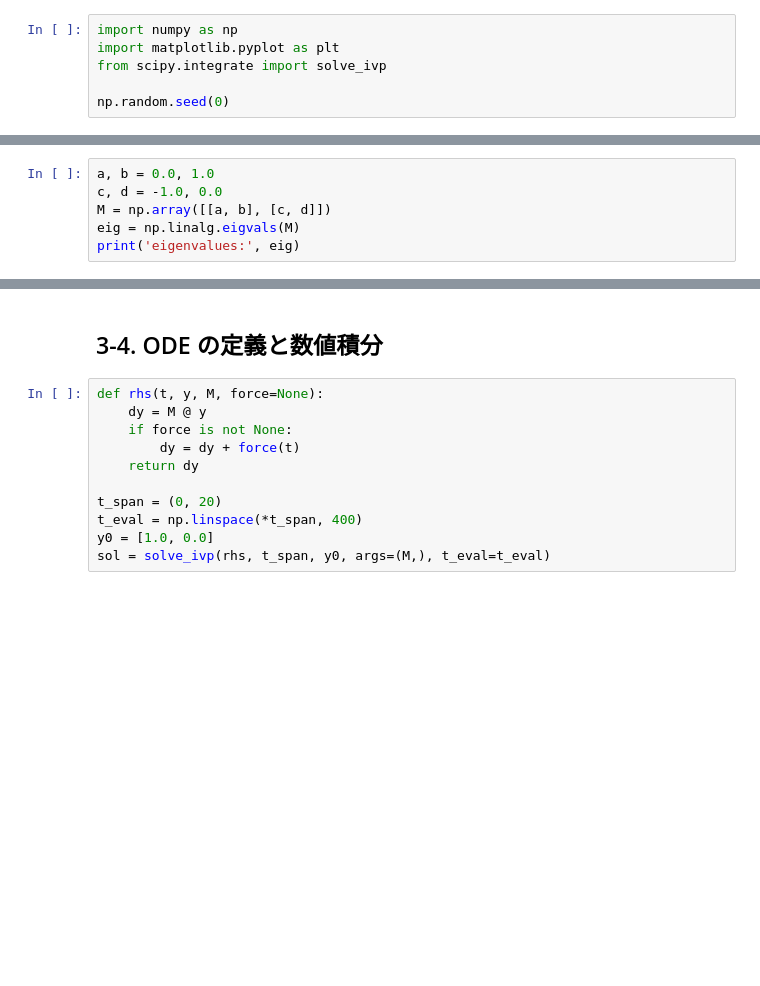
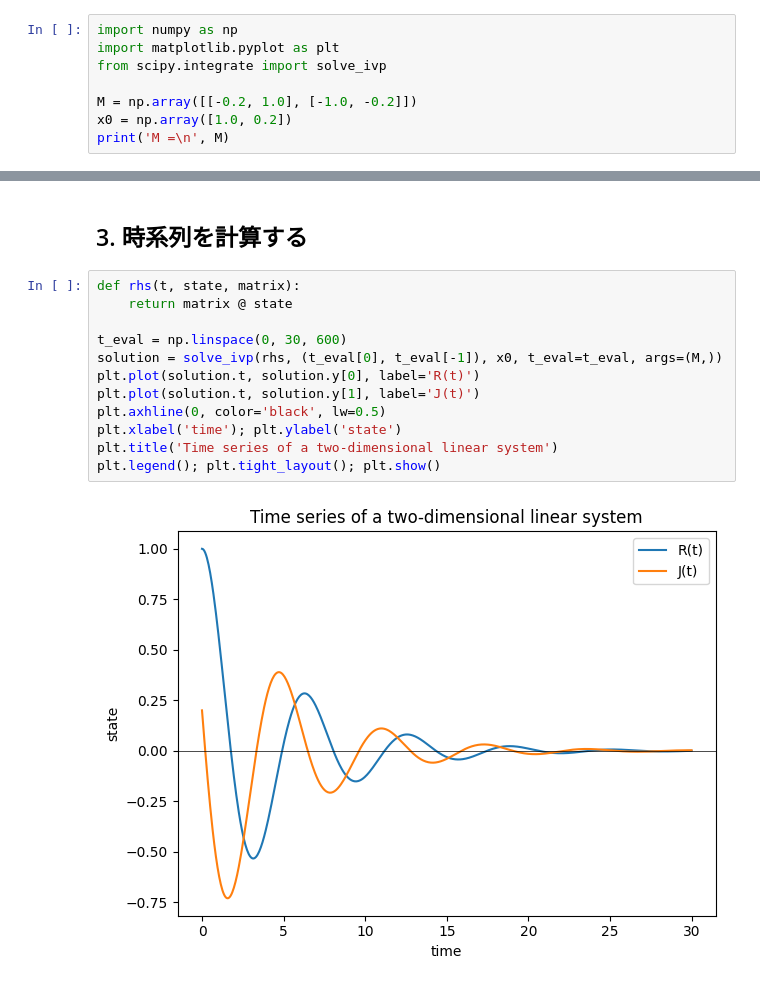
Before and after one commit to k16kgw/Seminar_text, a Jupyter notebook: notebooks/07_love_dynamics_two_person.ipynb, the cells around one changed output, grey strips where cells are left out. Cells and saved outputs as stored; diff of their text form; blank space fills up the shorter version.

```diff
--- a/notebooks/07_love_dynamics_two_person.ipynb
+++ b/notebooks/07_love_dynamics_two_person.ipynb
@@ -11,4 +11,6 @@ import numpy as np
 import matplotlib.pyplot as plt
 from scipy.integrate import solve_ivp
 
-np.random.seed(0)
+M = np.array([[-0.2, 1.0], [-1.0, -0.2]])
+x0 = np.array([1.0, 0.2])
+print('M =\n', M)
@@ -19,6 +20,0 @@ $\dot{R}=aR+bJ,\ \dot{J}=cR+dJ$。
-# %%
-a, b = 0.0, 1.0
-c, d = -1.0, 0.0
-M = np.array([[a, b], [c, d]])
-eig = np.linalg.eigvals(M)
-print('eigenvalues:', eig)
@@ -27,13 +35,16 @@ eigenvalues: [0.+1.j 0.-1.j]
 # %% [markdown]
-## 3-4. ODE の定義と数値積分
+## 3. 時系列を計算する
-# %%
-def rhs(t, y, M, force=None):
-    dy = M @ y
-    if force is not None:
-        dy = dy + force(t)
-    return dy
-
-t_span = (0, 20)
-t_eval = np.linspace(*t_span, 400)
-y0 = [1.0, 0.0]
-sol = solve_ivp(rhs, t_span, y0, args=(M,), t_eval=t_eval)
+# %%
+def rhs(t, state, matrix):
+    return matrix @ state
+
+t_eval = np.linspace(0, 30, 600)
+solution = solve_ivp(rhs, (t_eval[0], t_eval[-1]), x0, t_eval=t_eval, args=(M,))
+plt.plot(solution.t, solution.y[0], label='R(t)')
+plt.plot(solution.t, solution.y[1], label='J(t)')
+plt.axhline(0, color='black', lw=0.5)
+plt.xlabel('time'); plt.ylabel('state')
+plt.title('Time series of a two-dimensional linear system')
+plt.legend(); plt.tight_layout(); plt.show()
+# %% [output]
+[figure, added]
```
Also changed, not shown: parts of 19 cells of this notebook, 32 other files.
